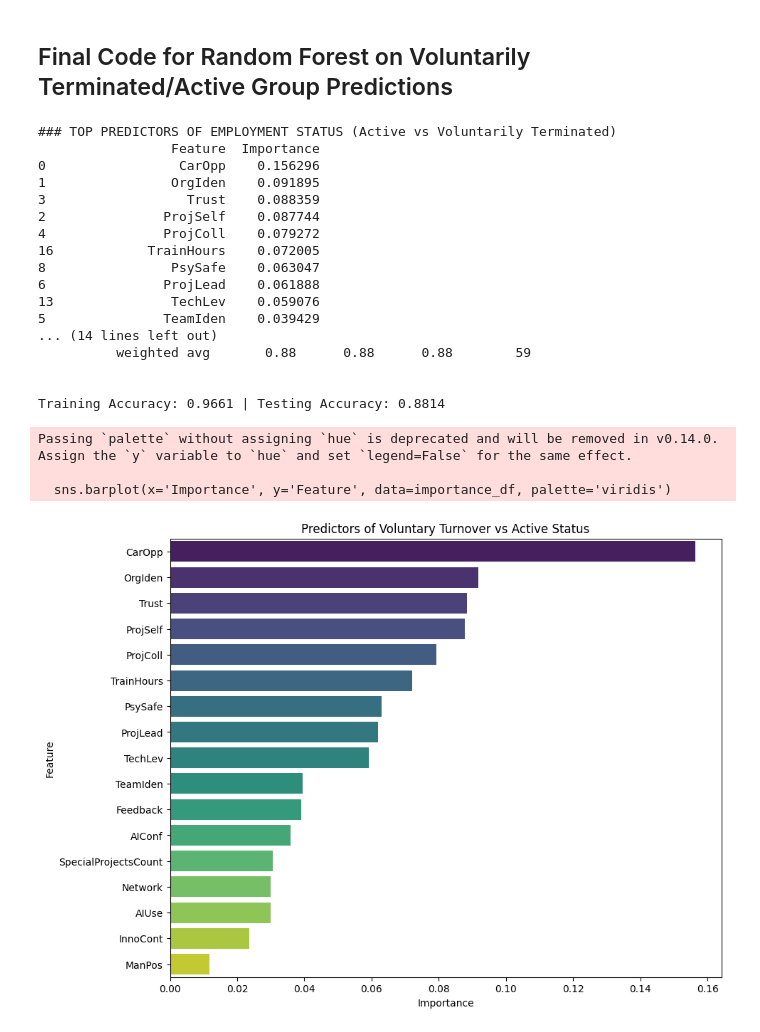
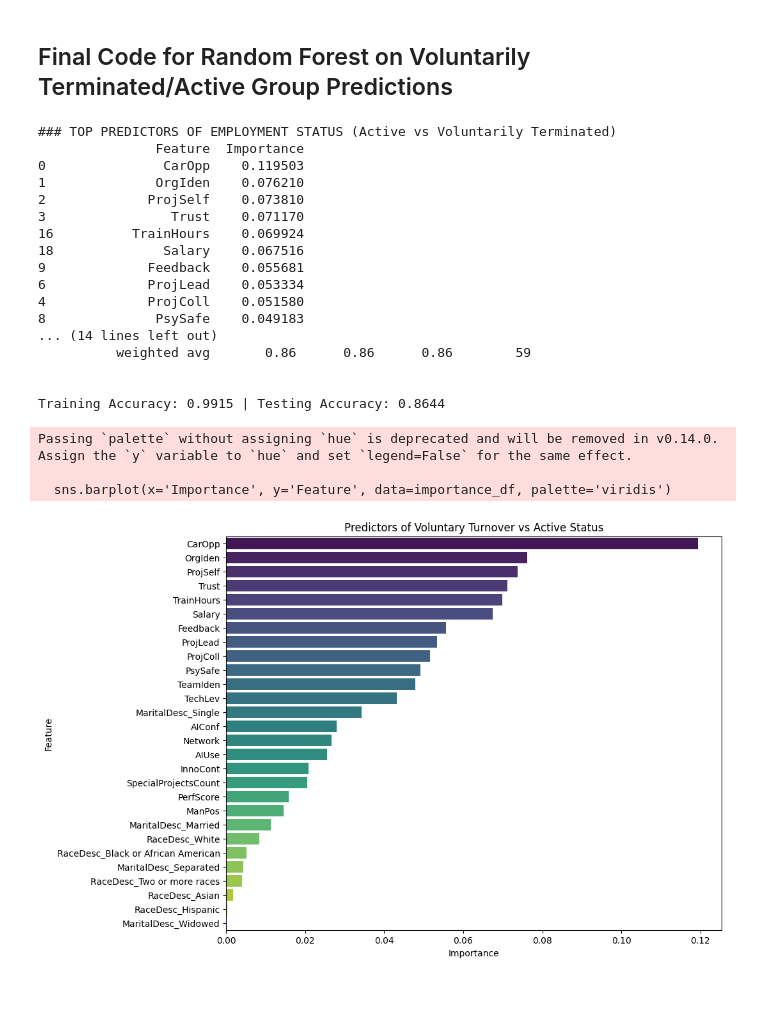
Before and after one commit to DovydasVe/HR_analytics_protecting_talent, a Jupyter notebook: Turnover_analysis.ipynb, the cells around one changed output. Drawn from its saved outputs; the diff is of its cells as text; code cells hidden in the pictures; blank space fills up the shorter version.

```diff
--- a/Turnover_analysis.ipynb
+++ b/Turnover_analysis.ipynb
@@ -175,7 +175,7 @@ features = [
     'CarOpp', 'OrgIden', 'ProjSelf', 'Trust', 'ProjColl',
     'TeamIden', 'ProjLead', 'AIConf', 'PsySafe', 'Feedback',
     'Network', 'AIUse', 'SpecialProjectsCount', 'TechLev',
-    'ManPos', 'InnoCont', 'TrainHours'
+    'ManPos', 'InnoCont', 'TrainHours', 'PerfScore', 'Salary', 'MaritalDesc', 'RaceDesc'
 ]
 
 # Convert features to numeric (Dummies)
@@ -215,44 +215,44 @@ importance_df = pd.DataFrame({
     'Feature': X.columns,
     'Importance': importances
 }).sort_values(by='Importance', ascending=False)
 
 # --- 7. Final Outputs ---
 
 print("### TOP PREDICTORS OF EMPLOYMENT STATUS (Active vs Voluntarily Terminated)")
 print(importance_df.head(15))
 
 print("\n### TEST SET CLASSIFICATION REPORT")
 print(classification_report(y_test, y_test_pred))
 
 # Accuracy Check
 train_acc = accuracy_score(y_train, model_pipeline.predict(X_train))
 test_acc = accuracy_score(y_test, y_test_pred)
 print(f"\nTraining Accuracy: {train_acc:.4f} | Testing Accuracy: {test_acc:.4f}")
 
 # Visualization
 plt.figure(figsize=(10, 8))
 sns.barplot(x='Importance', y='Feature', data=importance_df, palette='viridis')
 plt.title('Predictors of Voluntary Turnover vs Active Status')
 plt.show()
 # %% [output]
 ### TOP PREDICTORS OF EMPLOYMENT STATUS (Active vs Voluntarily Terminated)
-                 Feature  Importance
-0                 CarOpp    0.156296
-1                OrgIden    0.091895
-3                  Trust    0.088359
-2               ProjSelf    0.087744
-4               ProjColl    0.079272
-16            TrainHours    0.072005
-8                PsySafe    0.063047
-6               ProjLead    0.061888
-13               TechLev    0.059076
-5               TeamIden    0.039429
+               Feature  Importance
+0               CarOpp    0.119503
+1              OrgIden    0.076210
+2             ProjSelf    0.073810
+3                Trust    0.071170
+16          TrainHours    0.069924
+18              Salary    0.067516
+9             Feedback    0.055681
+6             ProjLead    0.053334
+4             ProjColl    0.051580
+8              PsySafe    0.049183
 ... (14 lines left out)
-          weighted avg       0.88      0.88      0.88        59
+          weighted avg       0.86      0.86      0.86        59
 
 
-Training Accuracy: 0.9661 | Testing Accuracy: 0.8814
+Training Accuracy: 0.9915 | Testing Accuracy: 0.8644
 Passing `palette` without assigning `hue` is deprecated and will be removed in v0.14.0. Assign the `y` variable to `hue` and set `legend=False` for the same effect.
 
   sns.barplot(x='Importance', y='Feature', data=importance_df, palette='viridis')
-[figure, old version]
+[figure, new version]
```
Also changed, not shown: parts of 3 cells of this notebook.
